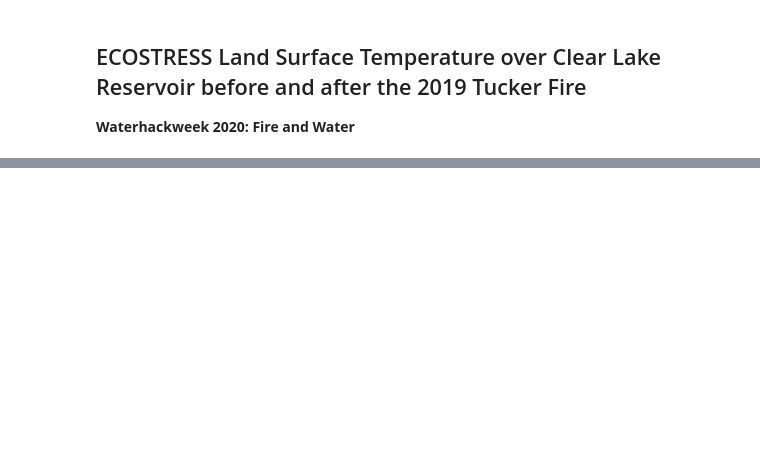
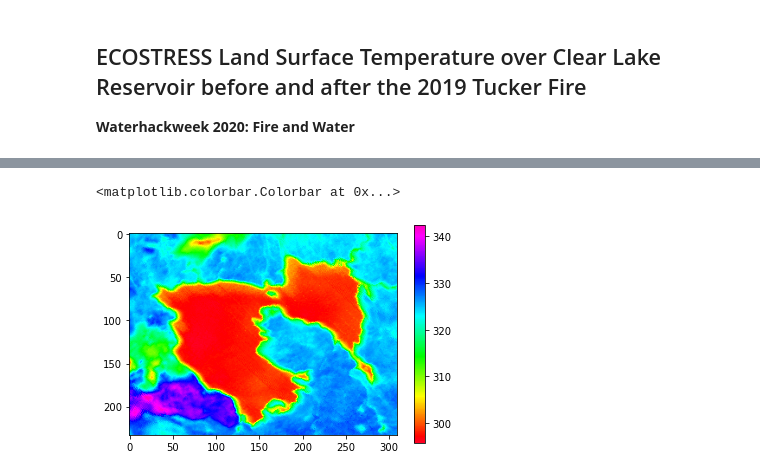
Before and after one commit to waterhackweek/whw2020_firewater, a Jupyter notebook: brentsNotebook.ipynb, the cells around one changed output, grey strips where cells are left out. Saved outputs shown, nothing was run; the diff lists cells and outputs as text; code cells hidden in the pictures; blank space fills up the shorter version.

```diff
--- a/brentsNotebook.ipynb
+++ b/brentsNotebook.ipynb
@@ -53,0 +115,15 @@ FileNotFoundError: [Errno 2] No such file or directory: b'/home/jovyan/data/my_c
+# %%
+# day 218 , August 5, 2019 2:14:08 PM PDT
+ECO_218 = rasterio.open('ECOSTRESS/doy2019218211408_aid0001.tif' )
+temp_218 = ECO_218.read(1)
+# Convert to floats
+temp_218 = temp_218.astype('f4')
+# Convert to Kelvin, scale factor = 0.02
+ECO_218_k = temp_218 * 0.02
+# Plot the LST
+plt.imshow(ECO_218_k, cmap='gist_rainbow')
+# Add colorbar to show the index
+plt.colorbar()
+# %% [output]
+<matplotlib.colorbar.Colorbar at 0x...>
+[figure, added]
```
Also changed, not shown: parts of 13 cells of this notebook, 11 other files.
